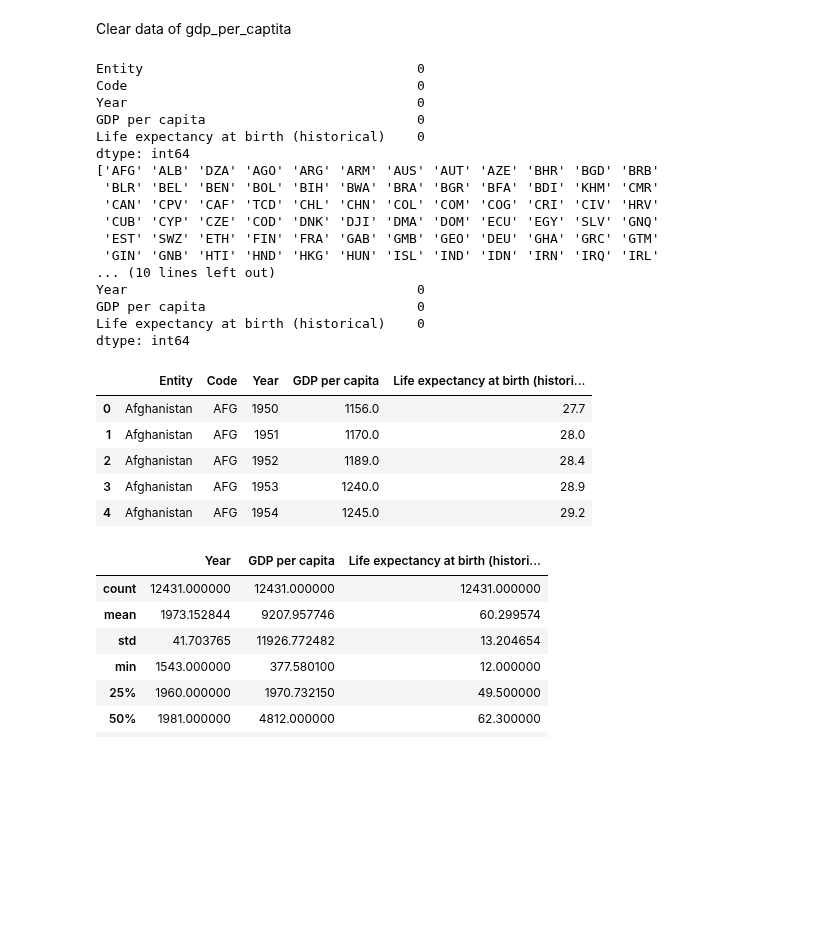
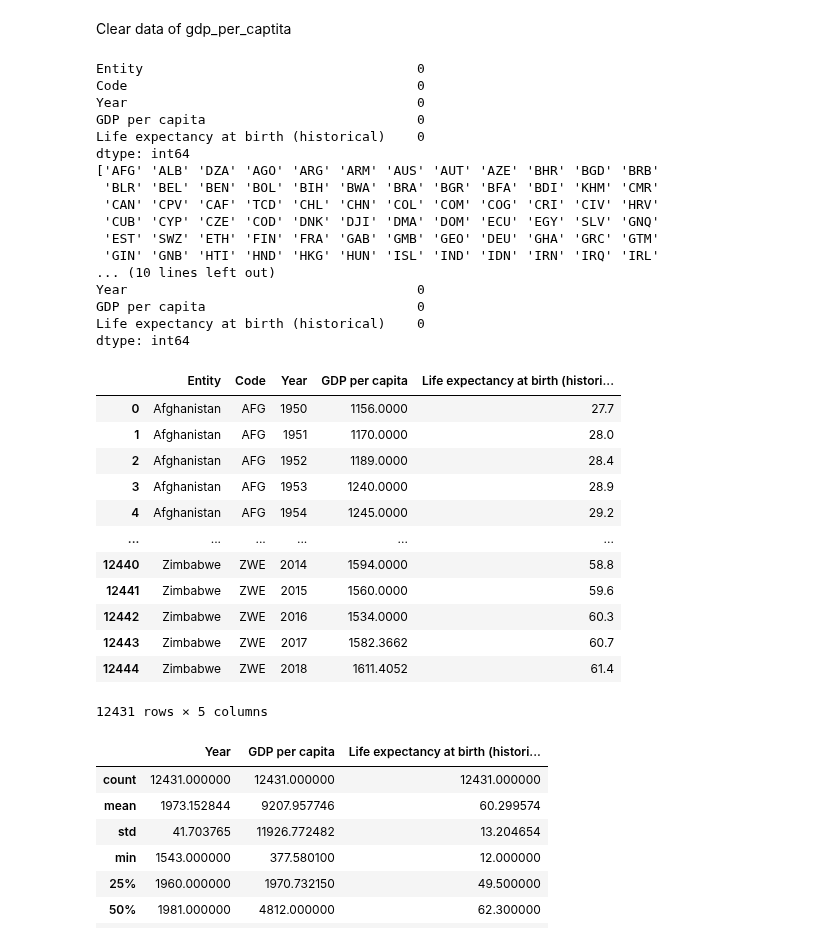
Before and after one commit to chenbin234/DAT405-DIT407-Introduction-to-data-science-and-AI, a Jupyter notebook: Assignment_1/Bingcheng/intro_to_AI_ass1.ipynb, the cells around one changed output. Saved outputs shown, nothing was run; the diff lists cells and outputs as text; code cells hidden in the pictures; blank space fills up the shorter version.

```diff
--- a/Assignment_1/Bingcheng/intro_to_AI_ass1.ipynb
+++ b/Assignment_1/Bingcheng/intro_to_AI_ass1.ipynb
@@ -79,39 +79,46 @@ df = df.drop('417485-annotations', axis=1)
 # drop Entities which are not a country
 df = df[df['Code']!='OWID_WRL']
 
 # check if there is missing values in gdp_per_captita
 print(df.isnull().sum())
 
 # drop 'nan' values
 df = df[df['Code'].notnull()]
 
 print(df['Code'].unique())
 print(df.isnull().sum())
-df.head()
+df
 # %% [output]
 Entity                                   0
 Code                                     0
 Year                                     0
 GDP per capita                           0
 Life expectancy at birth (historical)    0
 dtype: int64
 ['AFG' 'ALB' 'DZA' 'AGO' 'ARG' 'ARM' 'AUS' 'AUT' 'AZE' 'BHR' 'BGD' 'BRB'
  'BLR' 'BEL' 'BEN' 'BOL' 'BIH' 'BWA' 'BRA' 'BGR' 'BFA' 'BDI' 'KHM' 'CMR'
  'CAN' 'CPV' 'CAF' 'TCD' 'CHL' 'CHN' 'COL' 'COM' 'COG' 'CRI' 'CIV' 'HRV'
  'CUB' 'CYP' 'CZE' 'COD' 'DNK' 'DJI' 'DMA' 'DOM' 'ECU' 'EGY' 'SLV' 'GNQ'
  'EST' 'SWZ' 'ETH' 'FIN' 'FRA' 'GAB' 'GMB' 'GEO' 'DEU' 'GHA' 'GRC' 'GTM'
  'GIN' 'GNB' 'HTI' 'HND' 'HKG' 'HUN' 'ISL' 'IND' 'IDN' 'IRN' 'IRQ' 'IRL'
 ... (10 lines left out)
 Year                                     0
 GDP per capita                           0
 Life expectancy at birth (historical)    0
 dtype: int64
 |  | Entity | Code | Year | GDP per capita | Life expectancy at birth (histori... |
-| 0 | Afghanistan | AFG | 1950 | 1156.0 | 27.7 |
-| 1 | Afghanistan | AFG | 1951 | 1170.0 | 28.0 |
-| 2 | Afghanistan | AFG | 1952 | 1189.0 | 28.4 |
-| 3 | Afghanistan | AFG | 1953 | 1240.0 | 28.9 |
-| 4 | Afghanistan | AFG | 1954 | 1245.0 | 29.2 |
+| 0 | Afghanistan | AFG | 1950 | 1156.0000 | 27.7 |
+| 1 | Afghanistan | AFG | 1951 | 1170.0000 | 28.0 |
+| 2 | Afghanistan | AFG | 1952 | 1189.0000 | 28.4 |
+| 3 | Afghanistan | AFG | 1953 | 1240.0000 | 28.9 |
+| 4 | Afghanistan | AFG | 1954 | 1245.0000 | 29.2 |
+| ... | ... | ... | ... | ... | ... |
+| 12440 | Zimbabwe | ZWE | 2014 | 1594.0000 | 58.8 |
+| 12441 | Zimbabwe | ZWE | 2015 | 1560.0000 | 59.6 |
+| 12442 | Zimbabwe | ZWE | 2016 | 1534.0000 | 60.3 |
+| 12443 | Zimbabwe | ZWE | 2017 | 1582.3662 | 60.7 |
+| 12444 | Zimbabwe | ZWE | 2018 | 1611.4052 | 61.4 |
+12431 rows × 5 columns
 # %%
 df.describe()
 # %% [output]
```
Also changed, not shown: parts of 3 cells of this notebook.
